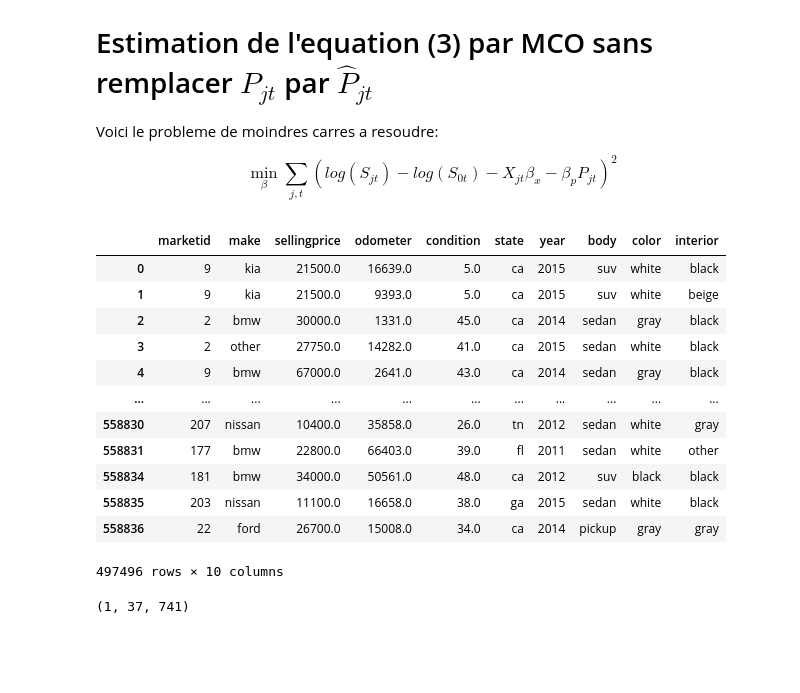
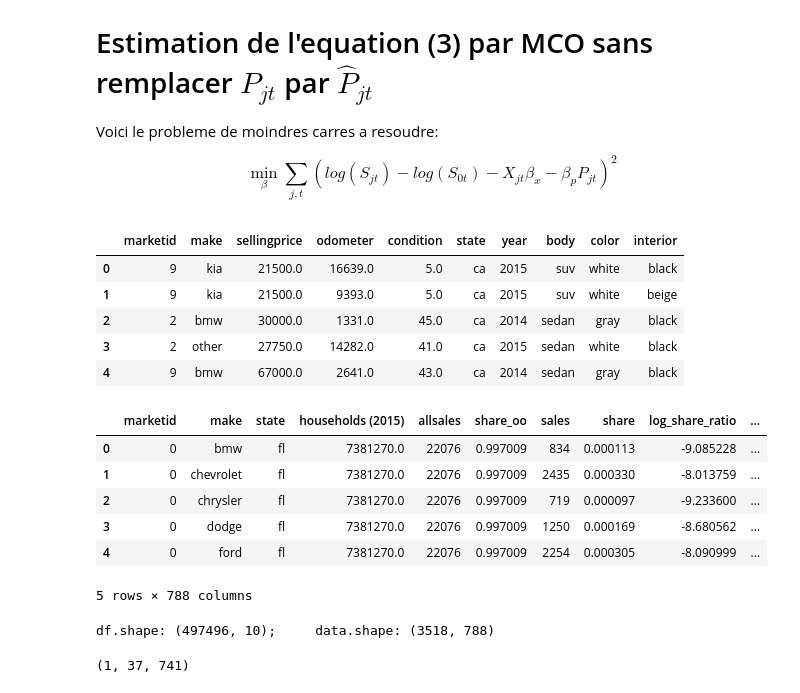
Before and after one commit to raphaelzerbato/AI_Workshop, a Jupyter notebook: car_analysis.ipynb, the cells around one changed output. Cells and saved outputs as stored; diff of their text form; code cells hidden in the pictures; blank space fills up the shorter version.

```diff
--- a/car_analysis.ipynb
+++ b/car_analysis.ipynb
@@ -103,0 +30,28 @@ A total of 60818 rows with missing data in relevant variables have been dropped
+# %%
+config = load_config(model_yaml_path)
+
+df = load_data(cars_file_path); pop_df = load_data(population_file_path) #.drop('population (2015)', axis=1)
+
+df = process_dates(df)
+
+df = define_market(
+    df, market_vars=config['var_of_interest']['marketvar'],
+    market_label='market', market_code='marketid', minsize=20, DropSmallMarkets=True
+)
+
+df =  preprocess_color_interior(df)
+
+df = subset_var_of_interest(
+    df,
+    var_of_interest=config['var_of_interest']['numerical']+['state']+config['var_of_interest']['unordered'],
+    marketvar='marketid', productvar=config['var_of_interest']['productvar'][0],
+    DropNa=True
+)
+df = change_to_numerical(df, config['var_of_interest']['numerical'])
+
+df = order_unorder_categorical_var(
+    df, ordered=config['var_of_interest']['ordered'], unordered=config['var_of_interest']['unordered'],
+    ordered_masks=config['ordered_masks'], unordered_masks=config['unordered_masks'],
+    ordered_min_frequencies=config['ordered_min_frequencies'],
+    unordered_min_frequencies=config['unordered_min_frequencies']
+)
@@ -204,21 +178,28 @@ data,  depvars, endogvars, exogvars, instrvars, excluded_main_categories = aggre
 data.sellingprice = data.sellingprice/10000
 data.odometer = data.odometer/10000
 # %%
-df
+df.head()
 # %% [output]
 |  | marketid | make | sellingprice | odometer | condition | state | year | body | color | interior |
 | 0 | 9 | kia | 21500.0 | 16639.0 | 5.0 | ca | 2015 | suv | white | black |
 | 1 | 9 | kia | 21500.0 | 9393.0 | 5.0 | ca | 2015 | suv | white | beige |
 | 2 | 2 | bmw | 30000.0 | 1331.0 | 45.0 | ca | 2014 | sedan | gray | black |
 | 3 | 2 | other | 27750.0 | 14282.0 | 41.0 | ca | 2015 | sedan | white | black |
 | 4 | 9 | bmw | 67000.0 | 2641.0 | 43.0 | ca | 2014 | sedan | gray | black |
-| ... | ... | ... | ... | ... | ... | ... | ... | ... | ... | ... |
-| 558830 | 207 | nissan | 10400.0 | 35858.0 | 26.0 | tn | 2012 | sedan | white | gray |
-| 558831 | 177 | bmw | 22800.0 | 66403.0 | 39.0 | fl | 2011 | sedan | white | other |
-| 558834 | 181 | bmw | 34000.0 | 50561.0 | 48.0 | ca | 2012 | suv | black | black |
-| 558835 | 203 | nissan | 11100.0 | 16658.0 | 38.0 | ga | 2015 | sedan | white | black |
-| 558836 | 22 | ford | 26700.0 | 15008.0 | 34.0 | ca | 2014 | pickup | gray | gray |
-497496 rows × 10 columns
+# %%
+data.head()
+# %% [output]
+|  | marketid | make | state | households (2015) | allsales | share_oo | sales | share | log_share_ratio | ... |
+| 0 | 0 | bmw | fl | 7381270.0 | 22076 | 0.997009 | 834 | 0.000113 | -9.085228 | ... |
+| 1 | 0 | chevrolet | fl | 7381270.0 | 22076 | 0.997009 | 2435 | 0.000330 | -8.013759 | ... |
+| 2 | 0 | chrysler | fl | 7381270.0 | 22076 | 0.997009 | 719 | 0.000097 | -9.233600 | ... |
+| 3 | 0 | dodge | fl | 7381270.0 | 22076 | 0.997009 | 1250 | 0.000169 | -8.680562 | ... |
+| 4 | 0 | ford | fl | 7381270.0 | 22076 | 0.997009 | 2254 | 0.000305 | -8.090999 | ... |
+5 rows × 788 columns
+# %%
+print(f"df.shape: {df.shape};     data.shape: {data.shape}")
+# %% [output]
+df.shape: (497496, 10);     data.shape: (3518, 788)
 # %%
 #length of endogenous, exogenous and instruments
 len(endogvars), len(exogvars), len(instrvars)
```
Also changed, not shown: parts of 67 cells of this notebook, 2 other files.
